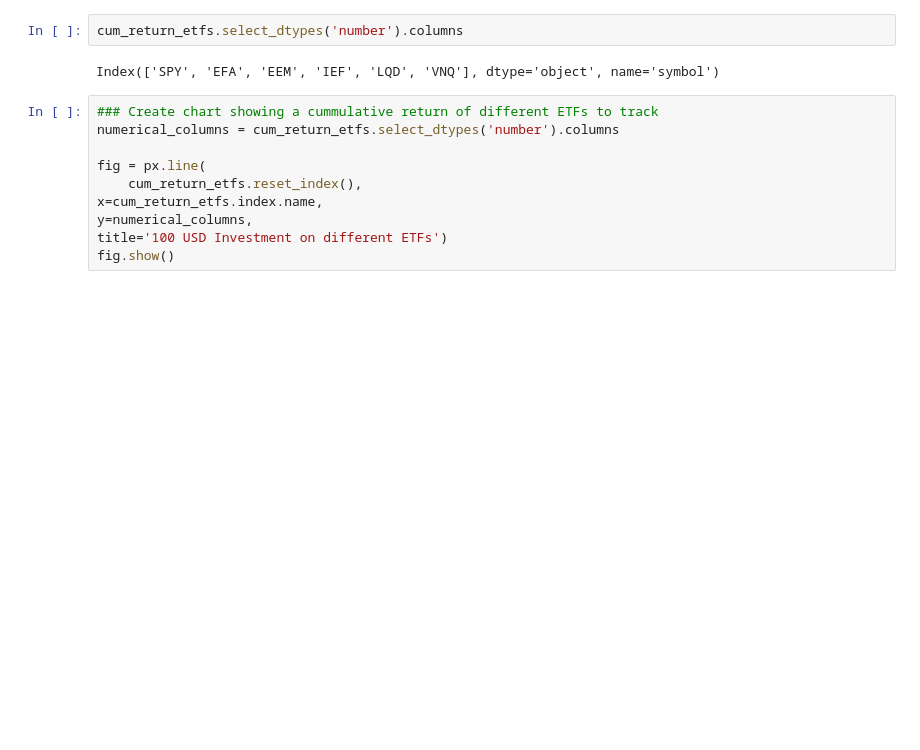
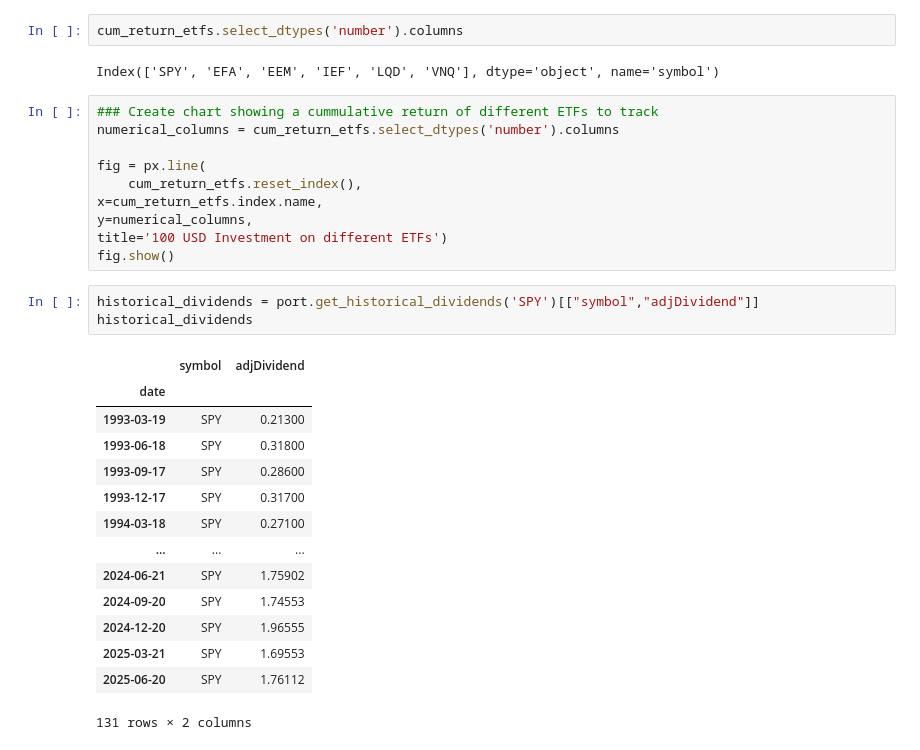
Before and after one commit to francisc112/APPLIED_FINANCE_ANALYTICS, a Jupyter notebook: PORTFOLIO_CONSTRUCTION/Portfolio_optimization.ipynb, the cells around one changed output. Saved outputs shown, nothing was run; the diff lists cells and outputs as text; blank space fills up the shorter version.

```diff
--- a/PORTFOLIO_CONSTRUCTION/Portfolio_optimization.ipynb
+++ b/PORTFOLIO_CONSTRUCTION/Portfolio_optimization.ipynb
@@ -229,3 +236,21 @@ x=cum_return_etfs.index.name,
 y=numerical_columns,
 title='100 USD Investment on different ETFs')
 fig.show()
+# %%
+historical_dividends = port.get_historical_dividends('SPY')[["symbol","adjDividend"]]
+historical_dividends
+# %% [output]
+|  | symbol | adjDividend |
+| date |  |  |
+| 1993-03-19 | SPY | 0.21300 |
+| 1993-06-18 | SPY | 0.31800 |
+| 1993-09-17 | SPY | 0.28600 |
+| 1993-12-17 | SPY | 0.31700 |
+| 1994-03-18 | SPY | 0.27100 |
+| ... | ... | ... |
+| 2024-06-21 | SPY | 1.75902 |
+| 2024-09-20 | SPY | 1.74553 |
+| 2024-12-20 | SPY | 1.96555 |
+| 2025-03-21 | SPY | 1.69553 |
+| 2025-06-20 | SPY | 1.76112 |
+131 rows × 2 columns
```
Also changed, not shown: parts of 13 cells of this notebook, 2 other files.
